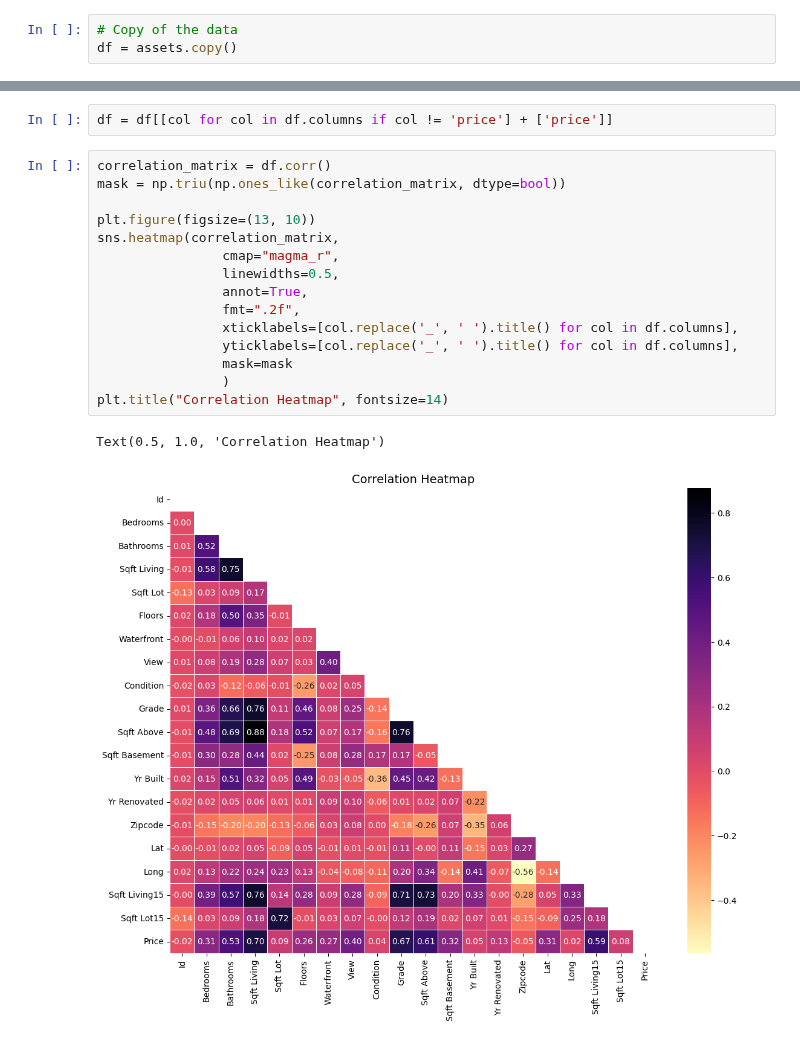
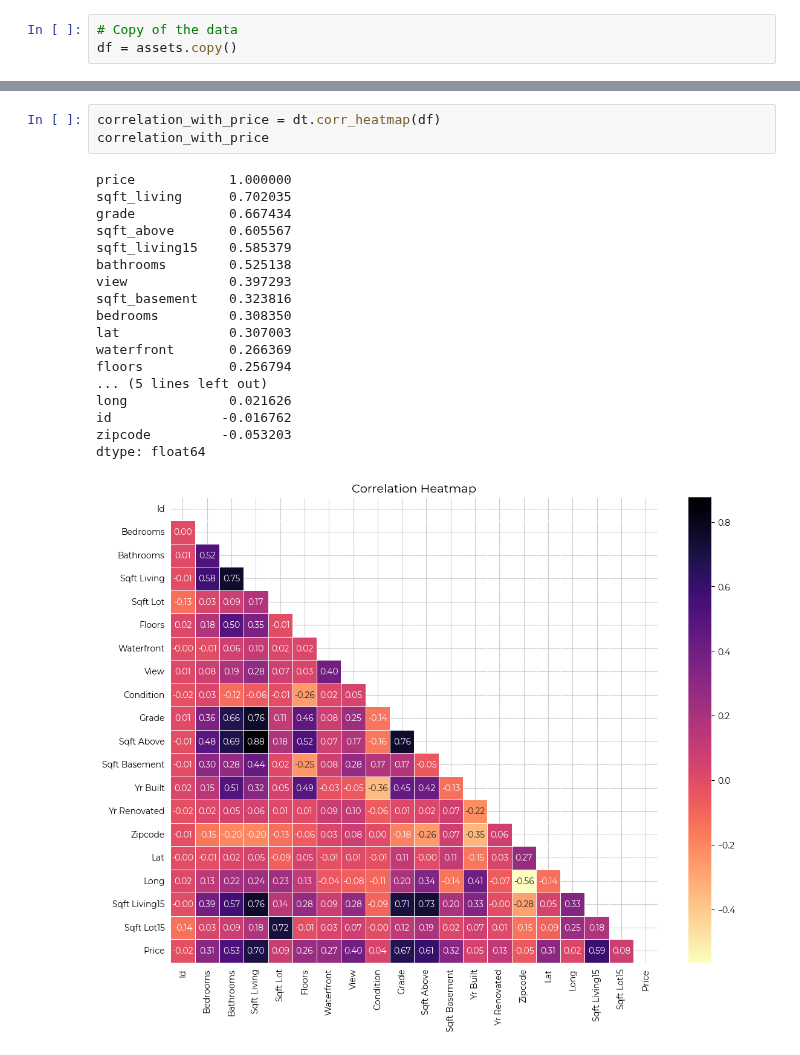
Before and after one commit to martaverfer/mini-project-ironkaggle, a Jupyter notebook: main.ipynb, the cells around one changed output, grey strips where cells are left out. Cells and saved outputs as stored; diff of their text form.

```diff
--- a/main.ipynb
+++ b/main.ipynb
@@ -87,23 +65,25 @@ dtype: float64
-# %%
-df = df[[col for col in df.columns if col != 'price'] + ['price']]
-# %%
-correlation_matrix = df.corr()
-mask = np.triu(np.ones_like(correlation_matrix, dtype=bool))
-
-plt.figure(figsize=(13, 10))
-sns.heatmap(correlation_matrix,
-                cmap="magma_r",
-                linewidths=0.5,
-                annot=True,
-                fmt=".2f",
-                xticklabels=[col.replace('_', ' ').title() for col in df.columns],
-                yticklabels=[col.replace('_', ' ').title() for col in df.columns],
-                mask=mask
-                )
-plt.title("Correlation Heatmap", fontsize=14)
-# %% [output]
-Text(0.5, 1.0, 'Correlation Heatmap')
-[figure, removed]
+# %%
+correlation_with_price = dt.corr_heatmap(df)
+correlation_with_price
+# %% [output]
+price            1.000000
+sqft_living      0.702035
+grade            0.667434
+sqft_above       0.605567
+sqft_living15    0.585379
+bathrooms        0.525138
+view             0.397293
+sqft_basement    0.323816
+bedrooms         0.308350
+lat              0.307003
+waterfront       0.266369
+floors           0.256794
+... (5 lines left out)
+long             0.021626
+id              -0.016762
+zipcode         -0.053203
+dtype: float64
+[figure, added]
 # %%
 from matplotlib.ticker import FuncFormatter
 
```
Also changed, not shown: parts of 27 cells of this notebook, 1 other file.
